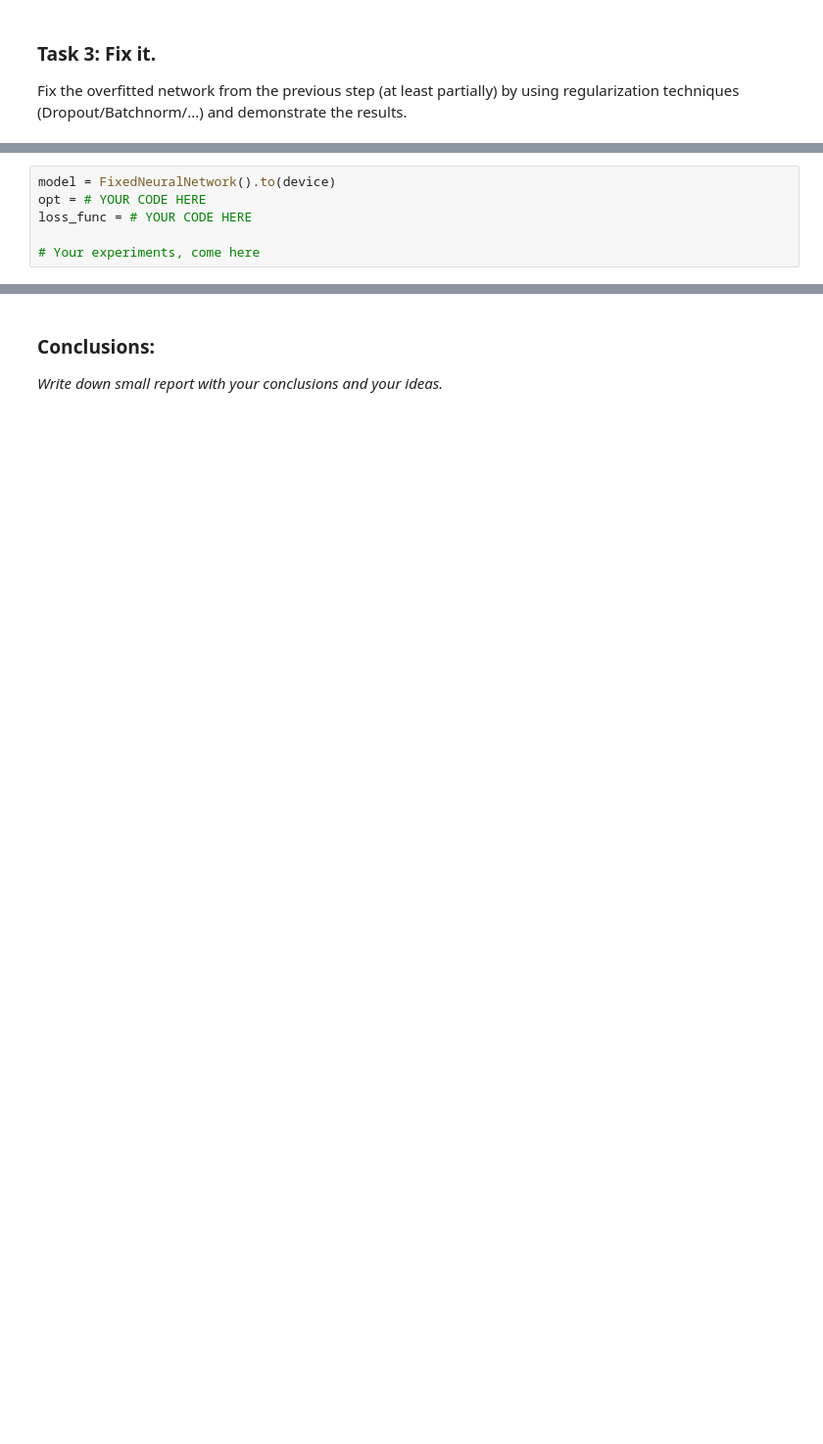
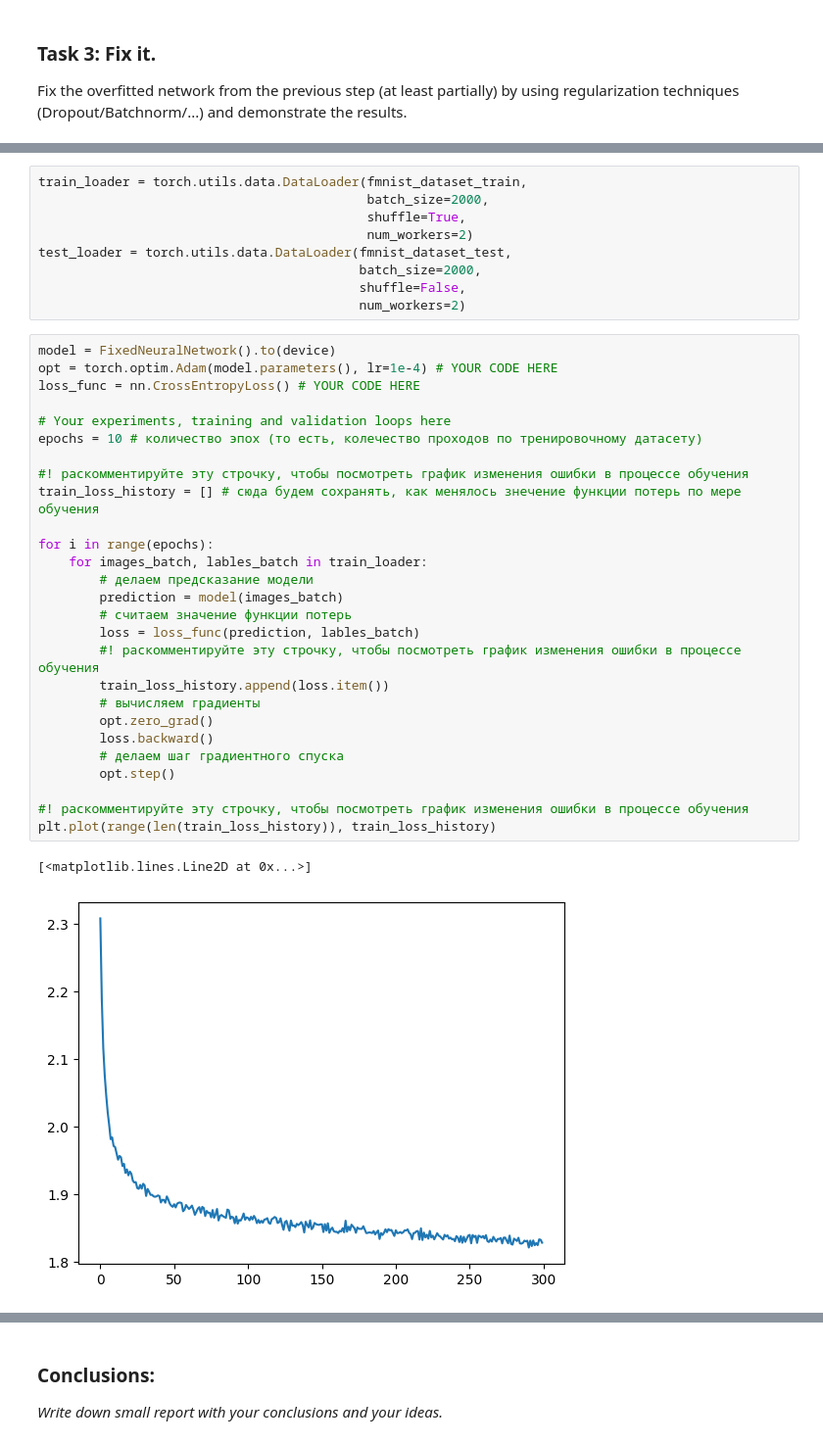
Before and after one commit to pavel-collab/ml-course-home-tasks, a Jupyter notebook: homeworks/lab02_deep_learning/lab02_part2_overfitting.ipynb, the cells around one changed output, grey strips where cells are left out. Shown: that part at 98% size. Saved outputs shown, nothing was run; the diff lists cells and outputs as text; blank space fills up the shorter version.

```diff
--- a/homeworks/lab02_deep_learning/lab02_part2_overfitting.ipynb
+++ b/homeworks/lab02_deep_learning/lab02_part2_overfitting.ipynb
@@ -306,6 +315,39 @@ torchsummary.summary(FixedNeuralNetwork().to(device), (28*28,))
-# %%
-model = FixedNeuralNetwork().to(device)
-opt = # YOUR CODE HERE
-loss_func = # YOUR CODE HERE
-
-# Your experiments, come here
+# %%
+train_loader = torch.utils.data.DataLoader(fmnist_dataset_train,
+                                           batch_size=2000,
+                                           shuffle=True,
+                                           num_workers=2)
+test_loader = torch.utils.data.DataLoader(fmnist_dataset_test,
+                                          batch_size=2000,
+                                          shuffle=False,
+                                          num_workers=2)
+# %%
+model = FixedNeuralNetwork().to(device)
+opt = torch.optim.Adam(model.parameters(), lr=1e-4) # YOUR CODE HERE
+loss_func = nn.CrossEntropyLoss() # YOUR CODE HERE
+
+# Your experiments, training and validation loops here
+epochs = 10 # количество эпох (то есть, колечество проходов по тренировочному датасету)
+
+#! раскомментируйте эту строчку, чтобы посмотреть график изменения ошибки в процессе обучения
+train_loss_history = [] # сюда будем сохранять, как менялось знечение функции потерь по мере обучения
+
+for i in range(epochs):
+    for images_batch, lables_batch in train_loader:
+        # делаем предсказание модели
+        prediction = model(images_batch)
+        # считаем значение функции потерь
+        loss = loss_func(prediction, lables_batch)
+        #! раскомментируйте эту строчку, чтобы посмотреть график изменения ошибки в процессе обучения
+        train_loss_history.append(loss.item())
+        # вычисляем градиенты
+        opt.zero_grad()
+        loss.backward()
+        # делаем шаг градиентного спуска
+        opt.step()
+
+#! раскомментируйте эту строчку, чтобы посмотреть график изменения ошибки в процессе обучения
+plt.plot(range(len(train_loss_history)), train_loss_history)
+# %% [output]
+[<matplotlib.lines.Line2D at 0x...>]
+[figure, added]
```
Also changed, not shown: parts of 12 cells of this notebook, 11 other files.
